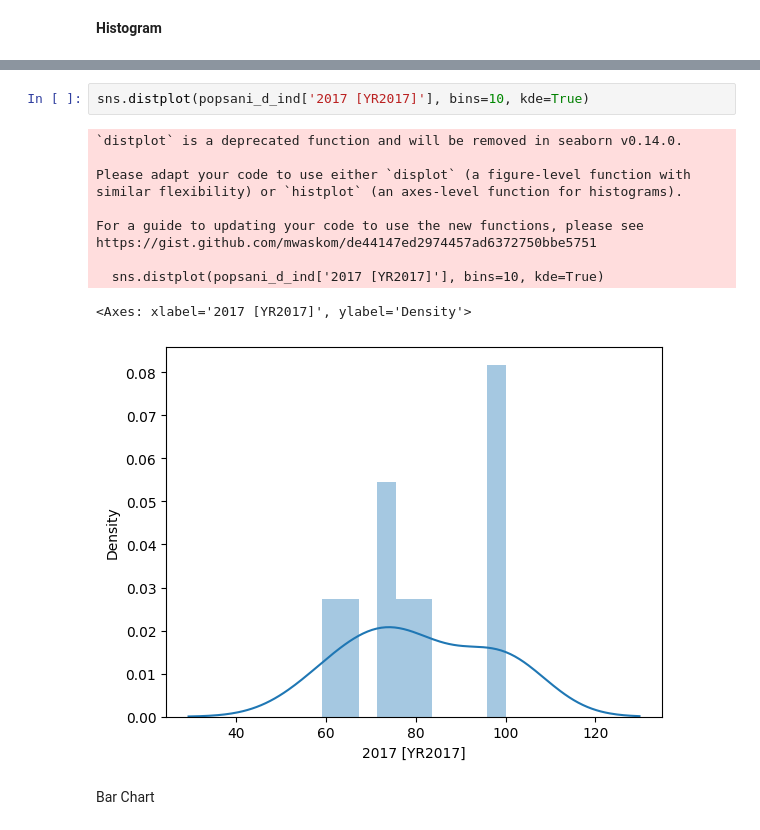
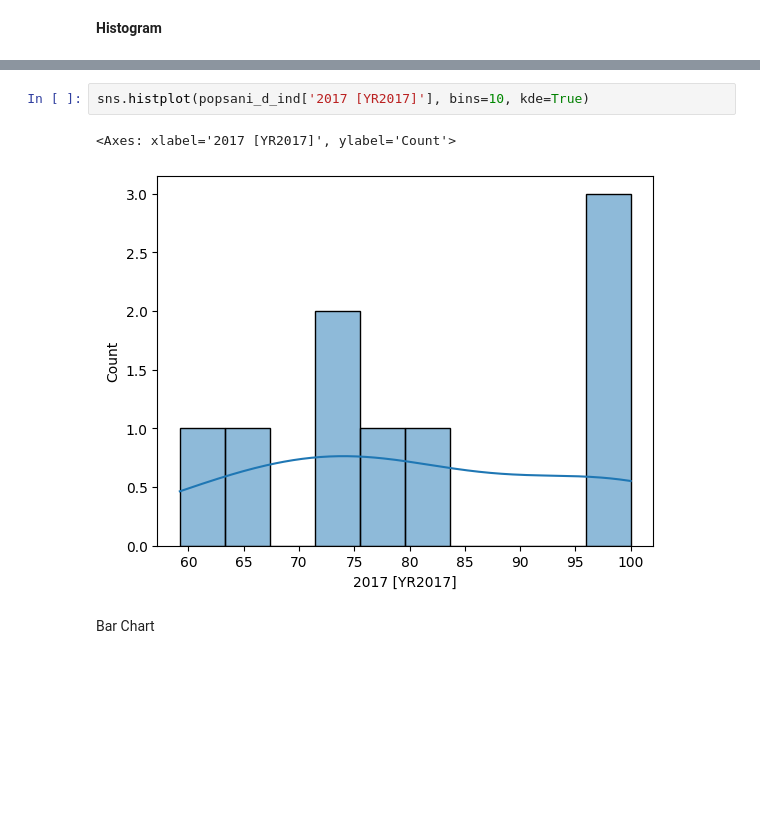
Before and after one commit to aniscokyle/Basic-Python-Data-Analysis-Exercises, a Jupyter notebook: Anisco_Dataviz_with_Python_Exercise.ipynb, the cells around one changed output, grey strips where cells are left out. Cells and saved outputs as stored; diff of their text form; blank space fills up the shorter version.

```diff
--- a/Anisco_Dataviz_with_Python_Exercise.ipynb
+++ b/Anisco_Dataviz_with_Python_Exercise.ipynb
@@ -303,17 +294,8 @@ https://gist.github.com/mwaskom/de44147ed2974457ad6372750bbe5751
 # %%
-sns.distplot(popsani_d_ind['2017 [YR2017]'], bins=10, kde=True)
+sns.histplot(popsani_d_ind['2017 [YR2017]'], bins=10, kde=True)
 # %% [output]
-`distplot` is a deprecated function and will be removed in seaborn v0.14.0.
-
-Please adapt your code to use either `displot` (a figure-level function with
-similar flexibility) or `histplot` (an axes-level function for histograms).
-
-For a guide to updating your code to use the new functions, please see
-https://gist.github.com/mwaskom/de44147ed2974457ad6372750bbe5751
-
-  sns.distplot(popsani_d_ind['2017 [YR2017]'], bins=10, kde=True)
+<Axes: xlabel='2017 [YR2017]', ylabel='Count'>
-<Axes: xlabel='2017 [YR2017]', ylabel='Density'>
-[figure, old version]
+[figure, new version]
 # %% [markdown]
 Bar Chart
 # %%
```
Also changed, not shown: parts of 2 cells of this notebook.
